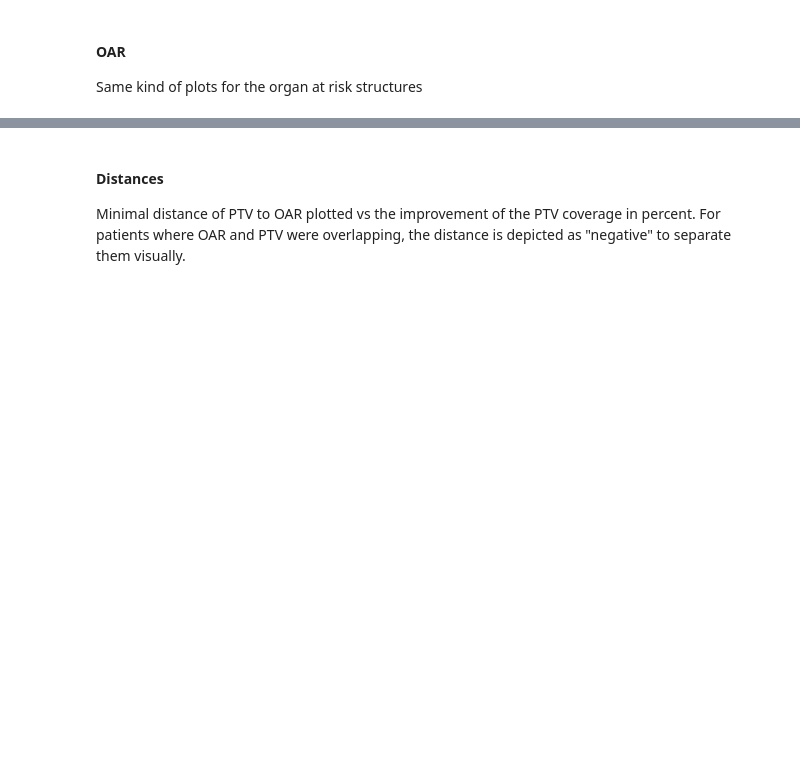
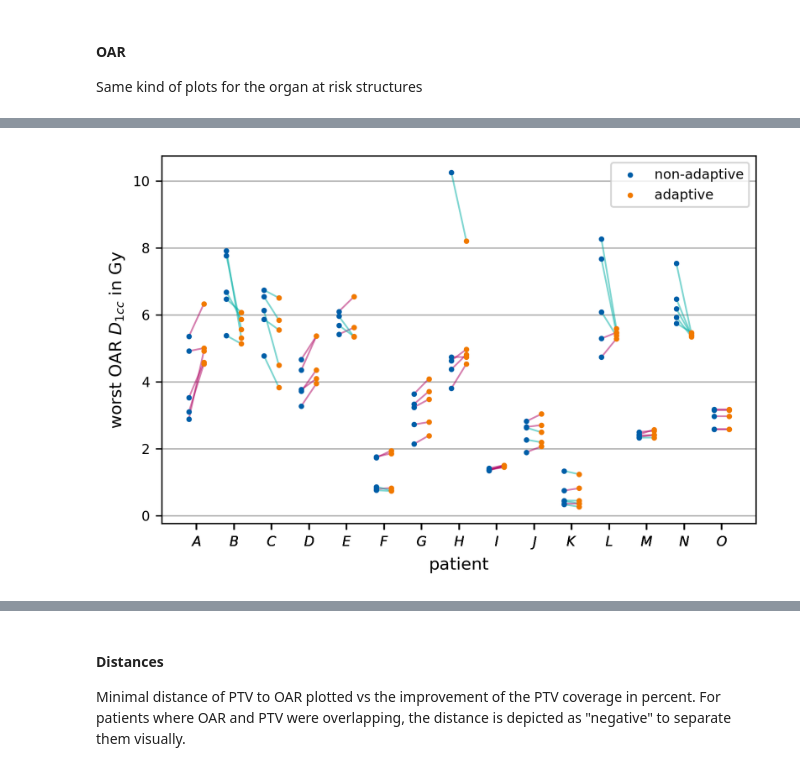
Before and after one commit to rmnldwg/liver-smart, a Jupyter notebook: analysis_public.ipynb, the cells around one changed output, grey strips where cells are left out. Drawn from its saved outputs; the diff is of its cells as text; code cells hidden in the pictures; blank space fills up the shorter version.

Commit message:
added vertical impro plots for OAR

```diff
--- a/analysis_public.ipynb
+++ b/analysis_public.ipynb
@@ -240,3 +240,33 @@ for i,s in enumerate(structures):
         ax[i,j].grid()
 # %% [output]
 [figure]
+# %%
+ori = data.loc[(data["type"]=="original") & (data["structure"]=="max") & (data["metric"]=="D1CC"), "value"].values
+
+x, y, c = con_vs_art(data, metric="D1CC", structure="max")
+uni_c = np.asarray(list(set(c)))
+
+fig, ax = plt.subplots(figsize=(6.3, 4))
+
+ax.scatter(5*c, x, color=usz_blue, s=5, marker='o', lw=1, zorder=3, label="non-adaptive")
+ax.scatter(5*c+2, y, color=usz_orange, s=5, marker='o', lw=1, zorder=3, label="adaptive")
+# ax.scatter(5*uni_c+1, ori, color='g', s=25, marker='*', lw=1.5, zorder=3, label="original plan")
+
+for i in range(len(x)):
+    if x[i] <= y[i]:
+        ax.plot([5*c[i], 5*c[i]+2], [x[i], y[i]], color=usz_red, lw=1, alpha=0.5)
+    else:
+        ax.plot([5*c[i], 5*c[i]+2], [x[i], y[i]], color=usz_green, lw=1, alpha=0.5)
+
+ax.grid(axis='y')
+ax.set_xlabel("patient", fontsize=10)
+ax.set_ylabel(r"worst OAR $D_{1cc}$ in Gy", fontsize=10)
+ax.legend(fontsize=8)
+ax.tick_params(labelsize=8)
+
+plt.xticks(5*c+1, labels=letters[c]);
+
+plt.savefig(plot_path/"maxdose_all_scans.png", bbox_inches="tight", dpi=300)
+plt.savefig(plot_path/"maxdose_all_scans.svg", bbox_inches="tight")
+# %% [output]
+[figure, added]
```
Also changed, not shown: parts of 2 cells of this notebook, 5 other files.
